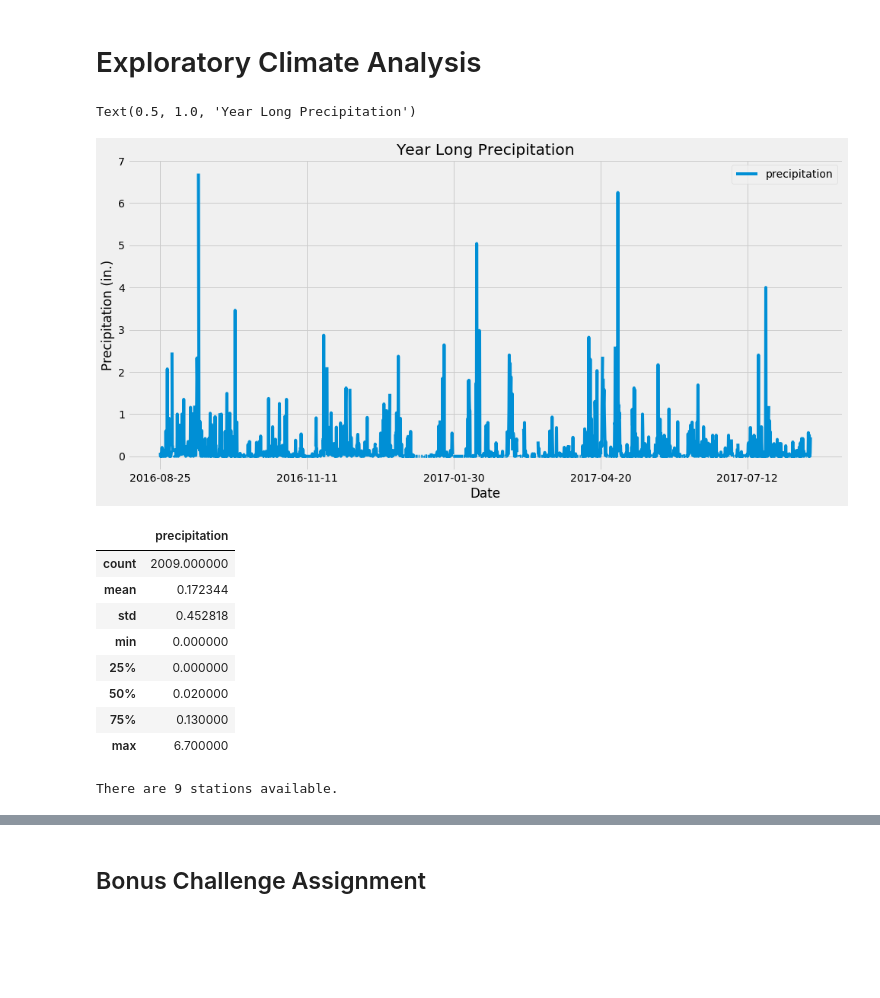
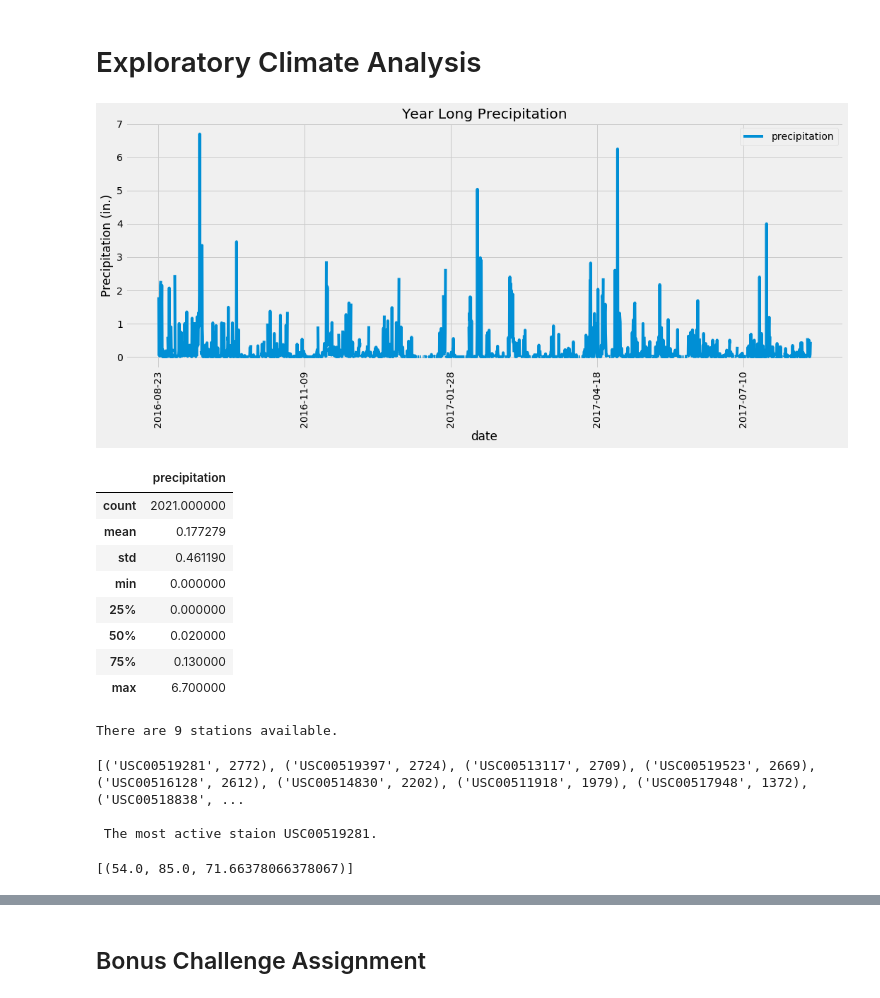
Before and after one commit to TravisDC5/sqlalchemy-challenge, a Jupyter notebook: climate_starter.ipynb, the cells around one changed output, grey strips where cells are left out. Drawn from its saved outputs; the diff is of its cells as text; code cells hidden in the pictures; blank space fills up the shorter version.

Commit message:
did some things, and this and that with making a plot

```diff
--- a/climate_starter.ipynb
+++ b/climate_starter.ipynb
@@ -40,42 +40,46 @@ session = Session(engine)
 # %%
 # Design a query to retrieve the last 12 months of precipitation data and plot the results
 maxDate = session.query(func.max(func.strftime("%Y-%m-%d", Measurement.date))).limit(5).all()
-#maxDate
+
 
 tempValMaxDate = list(np.ravel(maxDate))[0]
 tempValMaxDate = dt.datetime.strptime(tempValMaxDate, '%Y-%m-%d')
 
 # Calculate the date 1 year ago from the last data point in the database
-yearAgo = tempValMaxDate - dt.timedelta(weeks=52)
+yearAgo = tempValMaxDate - dt.timedelta(weeks=52.2)
 
 # Perform a query to retrieve the data and precipitation scores
 rainQuery = session.query(Measurement.date, Measurement.prcp).\
-            filter(Measurement.date >= yearAgo)
+            filter(Measurement.date >= yearAgo).all()
 
 # Save the query results as a Pandas DataFrame and set the index to the date column
 rain_df = pd.DataFrame(rainQuery, columns = ['date', 'precipitation'])
+
+#rain_df = pd.DataFrame(rainQuery)
 rain_df.set_index('date', inplace=True)
 
 # Sort the dataframe by date
 rain_df = rain_df.sort_index(ascending = True)
 
 # Use Pandas Plotting with Matplotlib to plot the data
 fig, ax = plt.subplots(figsize = (15, 7))
-rain_df.plot(ax = ax, x_compat = True)
-ax.set_xlabel('Date')
+rain_df.plot(ax = ax, x_compat = True, rot=90)
 ax.set_ylabel('Precipitation (in.)')
 ax.set_title("Year Long Precipitation")
+
+plt.savefig('Images/precipitation.png')
+plt.tight_layout()
+plt.show()
 # %% [output]
-Text(0.5, 1.0, 'Year Long Precipitation')
-[figure, old version]
+[figure, new version]
 # %%
 # Use Pandas to calcualte the summary statistics for the precipitation data
 rain_df.describe()
 # %% [output]
 |  | precipitation |
-| count | 2009.000000 |
-| mean | 0.172344 |
-| std | 0.452818 |
+| count | 2021.000000 |
+| mean | 0.177279 |
+| std | 0.461190 |
 | min | 0.000000 |
 | 25% | 0.000000 |
 | 50% | 0.020000 |
@@ -90,9 +94,29 @@ There are 9 stations available.
 # %%
 # What are the most active stations? (i.e. what stations have the most rows)?
 # List the stations and the counts in descending order.
+stations = (session.query(Measurement.station, func.count(Measurement.station))
+                        .group_by(Measurement.station)
+                        .order_by(func.count(Measurement.station).desc())
+                        .all())
+
+print(stations)
+
+#Most Active Station
+stationID = stations[0][0]
+print(f"\n The most active staion {stationID}.")
+# %% [output]
+[('USC00519281', 2772), ('USC00519397', 2724), ('USC00513117', 2709), ('USC00519523', 2669), ('USC00516128', 2612), ('USC00514830', 2202), ('USC00511918', 1979), ('USC00517948', 1372), ('USC00518838', ...
+
+ The most active staion USC00519281.
 # %%
 # Using the station id from the previous query, calculate the lowest temperature recorded,
 # highest temperature recorded, and average temperature of the most active station?
+mostActiveStation = stationID
+temps = session.query(func.min(Measurement.tobs), func.max(Measurement.tobs), func.avg(Measurement.tobs)).\
+    filter(Measurement.station == mostActiveStation).all()
+temps
+# %% [output]
+[(54.0, 85.0, 71.66378066378067)]
 # %%
 # Choose the station with the highest number of temperature observations.
 # Query the last 12 months of temperature observation data for this station and plot the results as a histogram
```
Also changed, not shown: parts of 1 cell of this notebook, 3 other files.
